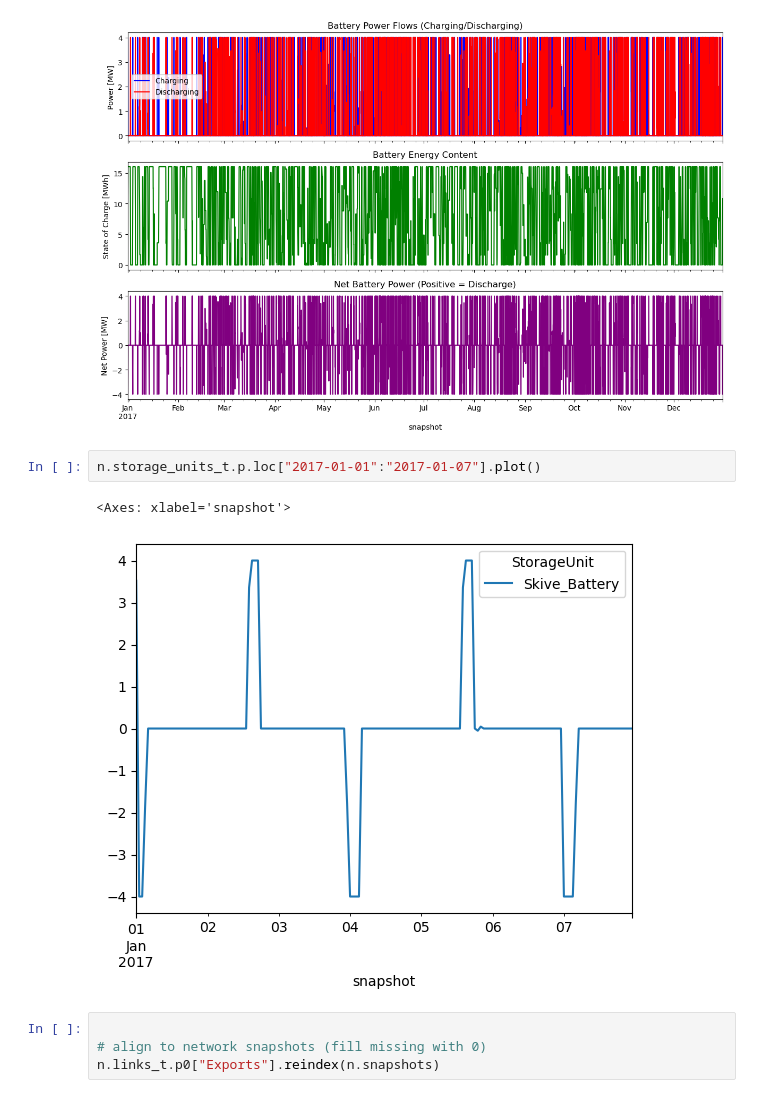
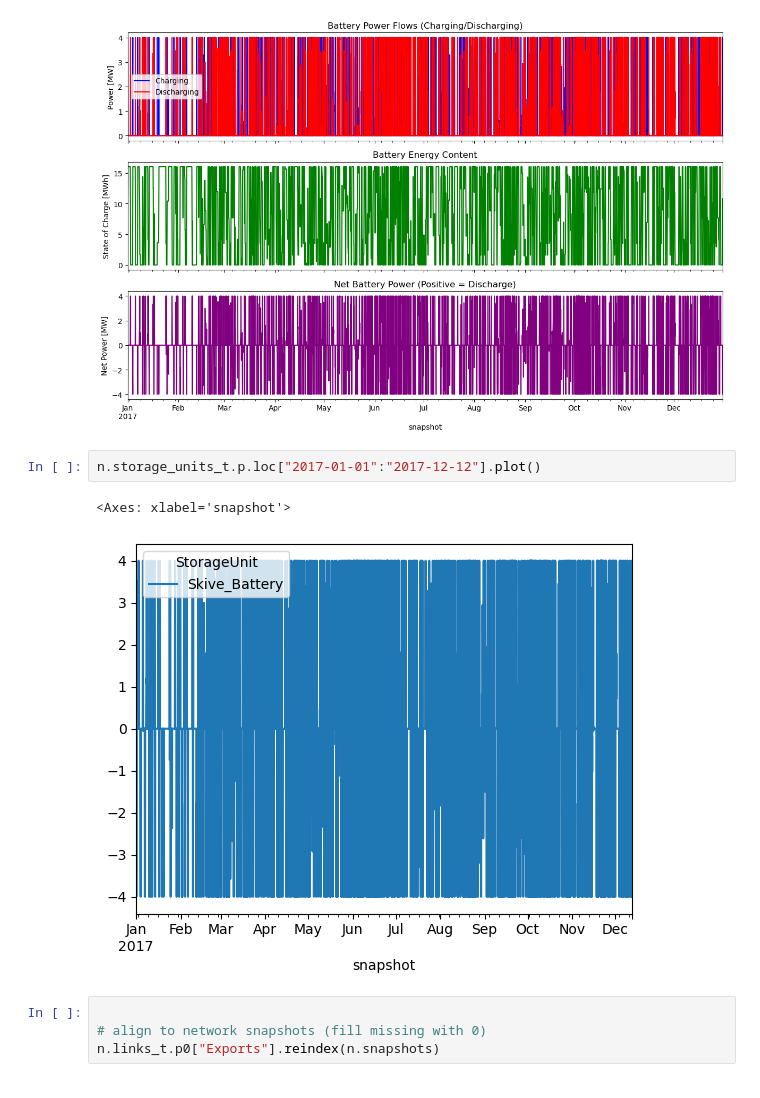
Before and after one commit to pulio12/Msc_Thesis_Greenlab_Skive, a Jupyter notebook: Test_file2.ipynb, the cells around one changed output. Cells and saved outputs as stored; diff of their text form.

```diff
--- a/Test_file2.ipynb
+++ b/Test_file2.ipynb
@@ -745,10 +723,10 @@ plt.show()
 # %% [output]
 [figure]
 # %%
-n.storage_units_t.p.loc["2017-01-01":"2017-01-07"].plot()
+n.storage_units_t.p.loc["2017-01-01":"2017-12-12"].plot()
 # %% [output]
 <Axes: xlabel='snapshot'>
-[figure, old version]
+[figure, new version]
 # %%
 
 # align to network snapshots (fill missing with 0)
```
Also changed, not shown: parts of 9 cells of this notebook, 2 other files.
